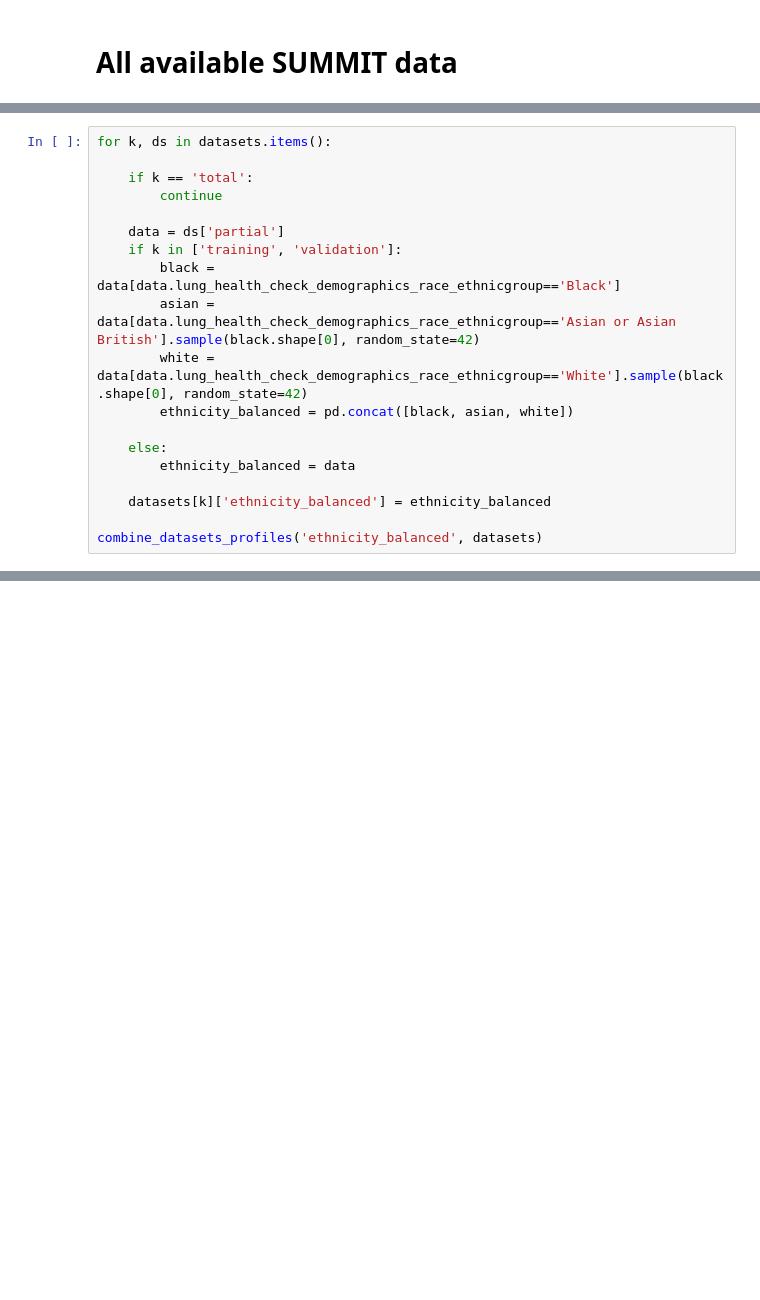
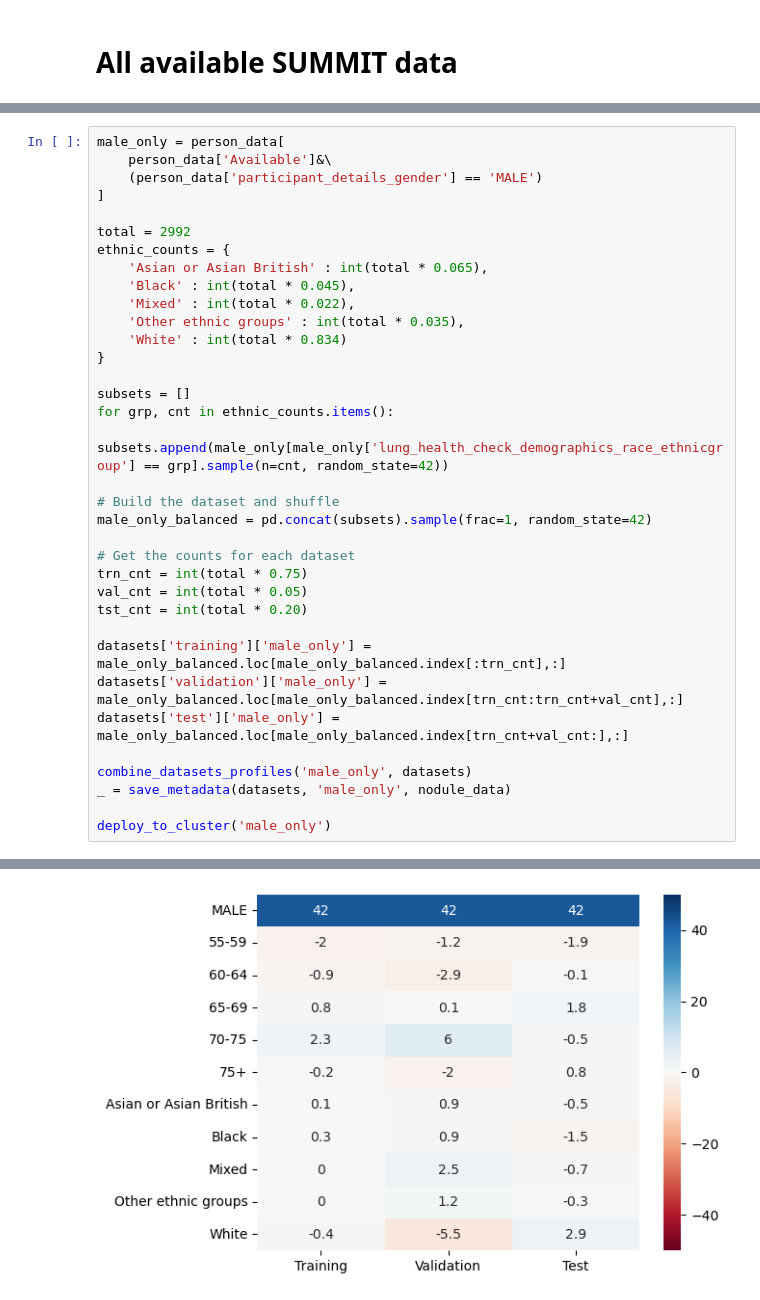
Before and after one commit to johnmccabe44/fairness-in-nodule-detection, a Jupyter notebook: notebooks/FairnessInNoduleDetectionAlgorithms/experiment_design.ipynb, the cells around one changed output, grey strips where cells are left out. Drawn from its saved outputs; the diff is of its cells as text; blank space fills up the shorter version.

```diff
--- a/notebooks/FairnessInNoduleDetectionAlgorithms/experiment_design.ipynb
+++ b/notebooks/FairnessInNoduleDetectionAlgorithms/experiment_design.ipynb
@@ -709,19 +476,0 @@ combine_datasets_profiles('gender_balanced', datasets)
-# %%
-for k, ds in datasets.items():
-
-    if k == 'total':
-        continue
-
-    data = ds['partial']
-    if k in ['training', 'validation']:
-        black = data[data.lung_health_check_demographics_race_ethnicgroup=='Black']
-        asian = data[data.lung_health_check_demographics_race_ethnicgroup=='Asian or Asian British'].sample(black.shape[0], random_state=42)
-        white = data[data.lung_health_check_demographics_race_ethnicgroup=='White'].sample(black.shape[0], random_state=42)
-        ethnicity_balanced = pd.concat([black, asian, white])
-
-    else:
-        ethnicity_balanced = data
-
-    datasets[k]['ethnicity_balanced'] = ethnicity_balanced
-
-combine_datasets_profiles('ethnicity_balanced', datasets)
@@ -857,0 +477,36 @@ for idx in range(0,image.shape[1], 20):
+# %%
+male_only = person_data[
+    person_data['Available']&\
+    (person_data['participant_details_gender'] == 'MALE')
+]
+
+total = 2992
+ethnic_counts = {
+    'Asian or Asian British' : int(total * 0.065),
+    'Black' : int(total * 0.045),
+    'Mixed' : int(total * 0.022),
+    'Other ethnic groups' : int(total * 0.035),
+    'White' : int(total * 0.834)
+}
+
+subsets = []
+for grp, cnt in ethnic_counts.items():
+    subsets.append(male_only[male_only['lung_health_check_demographics_race_ethnicgroup'] == grp].sample(n=cnt, random_state=42))
+
+# Build the dataset and shuffle
+male_only_balanced = pd.concat(subsets).sample(frac=1, random_state=42)
+
+# Get the counts for each dataset
+trn_cnt = int(total * 0.75)
+val_cnt = int(total * 0.05)
+tst_cnt = int(total * 0.20)
+
+datasets['training']['male_only'] = male_only_balanced.loc[male_only_balanced.index[:trn_cnt],:]
+datasets['validation']['male_only'] = male_only_balanced.loc[male_only_balanced.index[trn_cnt:trn_cnt+val_cnt],:]
+datasets['test']['male_only'] = male_only_balanced.loc[male_only_balanced.index[trn_cnt+val_cnt:],:]
+
+combine_datasets_profiles('male_only', datasets)
+_ = save_metadata(datasets, 'male_only', nodule_data)
+
+deploy_to_cluster('male_only')
+# %% [output]
@@ -857,0 +526 @@ for idx in range(0,image.shape[1], 20):
+[figure, added]
```
Also changed, not shown: parts of 25 cells of this notebook.
